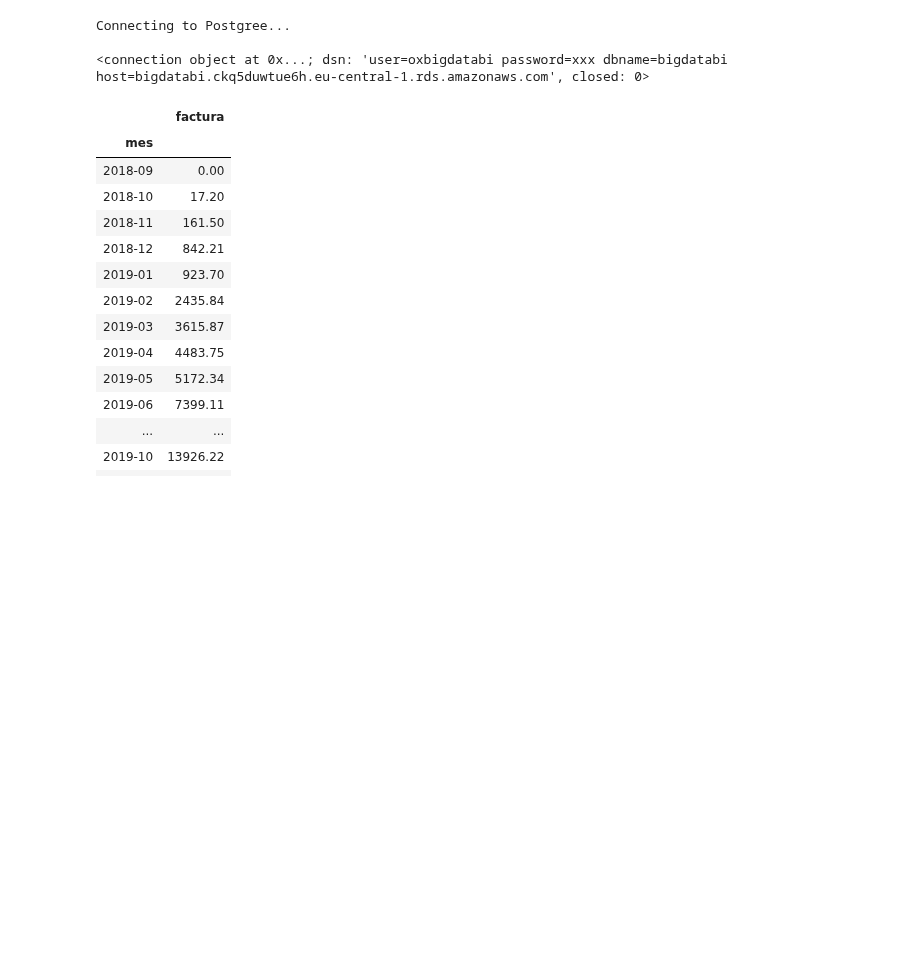
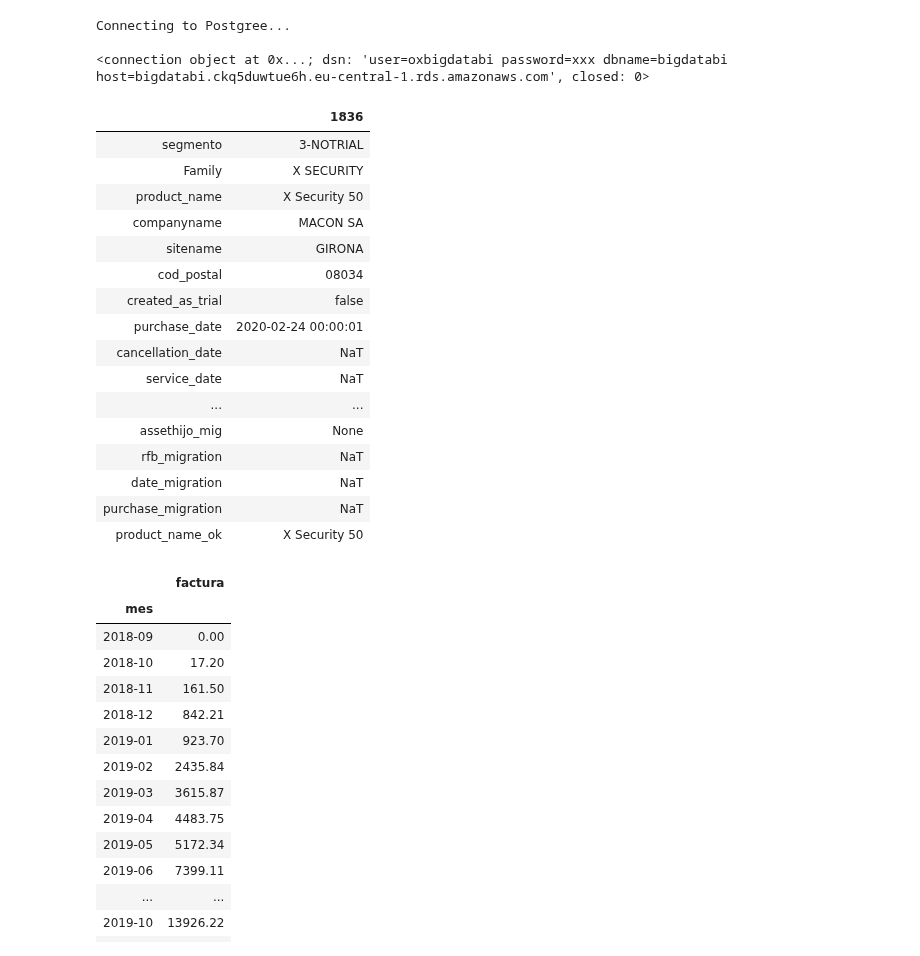
Before and after one commit to mariaadradosr/PyCartera, a Jupyter notebook: Final_PyCartera.ipynb, the cells around one changed output. Cells and saved outputs as stored; diff of their text form; code cells hidden in the pictures; blank space fills up the shorter version.

```diff
--- a/Final_PyCartera.ipynb
+++ b/Final_PyCartera.ipynb
@@ -13,6 +13,26 @@ Connecting to Postgree...
 <connection object at 0x...; dsn: 'user=oxbigdatabi password=xxx dbname=bigdatabi host=bigdatabi.ckq5duwtue6h.eu-central-1.rds.amazonaws.com', closed: 0>
 # %%
 detalle = functions.detalle(cur)
+# %%
+detalle[detalle['assetid']=='02i0N00000Phb2IQAR'].T
+# %% [output]
+|  | 1836 |
+| segmento | 3-NOTRIAL |
+| Family | X SECURITY |
+| product_name | X Security 50 |
+| companyname | MACON SA |
+| sitename | GIRONA |
+| cod_postal | 08034 |
+| created_as_trial | false |
+| purchase_date | 2020-02-24 00:00:01 |
+| cancellation_date | NaT |
+| service_date | NaT |
+| ... | ... |
+| assethijo_mig | None |
+| rfb_migration | NaT |
+| date_migration | NaT |
+| purchase_migration | NaT |
+| product_name_ok | X Security 50 |
 # %%
 df = functions.base(cur)
 # %%
```
Also changed, not shown: 13 other files.
